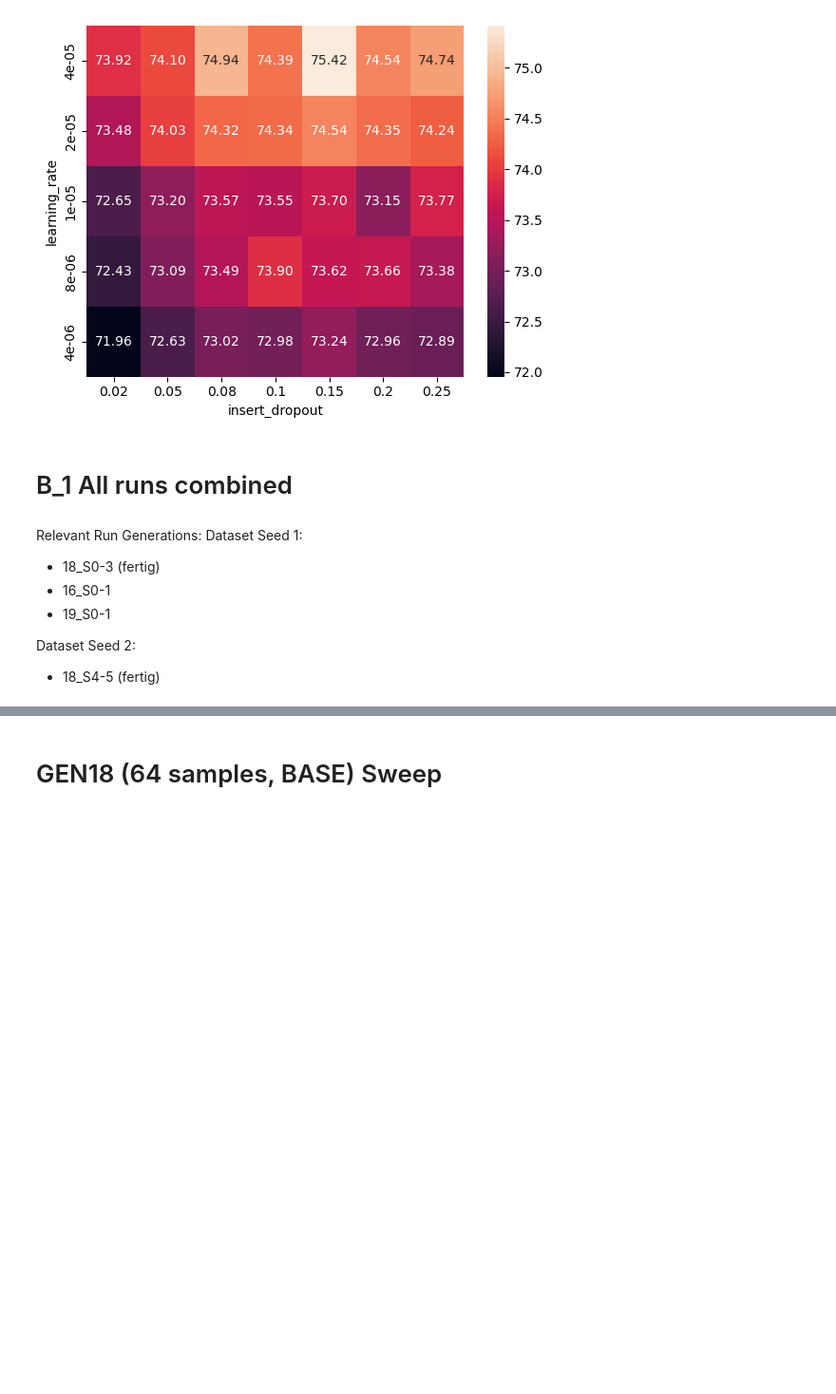
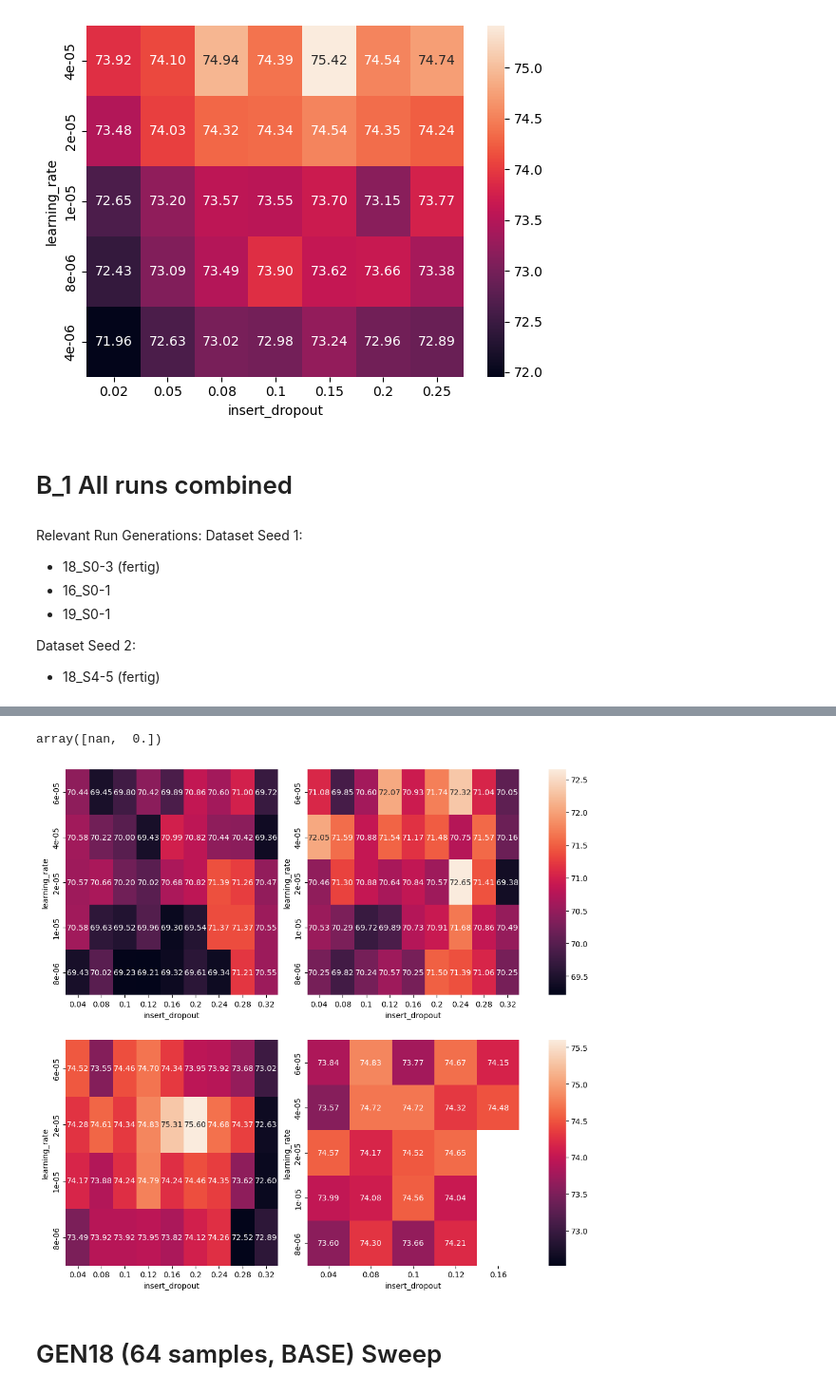
Before and after one commit to Ricu/fantastic-umbrella, a Jupyter notebook: notebooks/plotting_heatmaps.ipynb, the cells around one changed output, grey strips where cells are left out. Shown at 95% size. Cells and saved outputs as stored; diff of their text form; code cells hidden in the pictures; blank space fills up the shorter version.

```diff
--- a/notebooks/plotting_heatmaps.ipynb
+++ b/notebooks/plotting_heatmaps.ipynb
@@ -67,0 +52,70 @@ SyntaxError: invalid syntax (2024231123.py, line 12)
+# %%
+df_64 = read_wandb_csv("B_0064_sweeps_400QNLI.csv")
+df_256 = read_wandb_csv("B_0256_sweeps_100QNLI_unfinished.csv")
+df_1024 = read_wandb_csv("B_1024_sweeps_25QNLI_unfinished.csv")
+
+df_all = pd.concat([df_64,df_256,df_1024], axis=0, ignore_index=True)
+# %%
+df_64.catch_dropout.unique()
+# %% [output]
+array([nan,  0.])
+# %%
+import matplotlib.pyplot as plt
+import numpy as np
+training_sizes = [64,256]#,1024]
+tags = ["modded","vanilla"]
+TEXTWIDTH = 5.78853
+SCALER = 2
+AGG_FUNCTION = 'median'
+ratio = len(training_sizes) / len(tags)
+fig, axs = plt.subplots(
+    len(training_sizes),
+    len(tags)+1,
+    # sharex = True,
+    # sharey = True,
+    # figsize = (14,14)
+    figsize = (ratio*SCALER*TEXTWIDTH,SCALER*TEXTWIDTH),
+    gridspec_kw={'width_ratios':[1]*len(tags) + [0.08]}
+    )
+
+external_filter = df_all["dataset_seed"] == 1
+for idx, train_size in enumerate(training_sizes):
+    train_size_filter = df_all["training_size"] == train_size
+    pivots_dict = {}
+    vmin = 100
+    vmax = 0
+
+    for idy, tag in enumerate(tags):
+        mode_filter = df_all["Tags"].str.contains(tag)
+        filters = external_filter & train_size_filter & mode_filter
+        filtered_df = df_all.loc[filters]
+        df_pivot = filtered_df.pivot_table(
+            index=["learning_rate"],
+            columns=["insert_dropout"],
+            values=["best_accuracy"],
+            aggfunc=AGG_FUNCTION
+            )
+        df_pivot = df_pivot.sort_index(ascending=False)
+        df_pivot.columns = df_pivot.columns.droplevel(0)
+        df_pivot = df_pivot * 100 # make values percentage
+        vmin = min(vmin,df_pivot.min().min())
+        vmax = max(vmax,df_pivot.max().max())
+        pivots_dict[idy] = df_pivot
+
+
+    for idy, df_pivot in pivots_dict.items():
+        ax = axs[idx,idy]
+        sns.heatmap(
+            data=df_pivot,
+            annot=True,
+            fmt='.2f',
+            ax = ax,
+            vmin=vmin,
+            vmax=vmax,
+            cbar = False if idy != 0 else True,
+            cbar_ax= axs[idx,-1]
+            )
+        if idy == 0:
+            ax.set_ylabel(f'Training Size: {train_size}')
+# %% [output]
+[figure, added]
```
Also changed, not shown: parts of 2 cells of this notebook, 6 other files.
